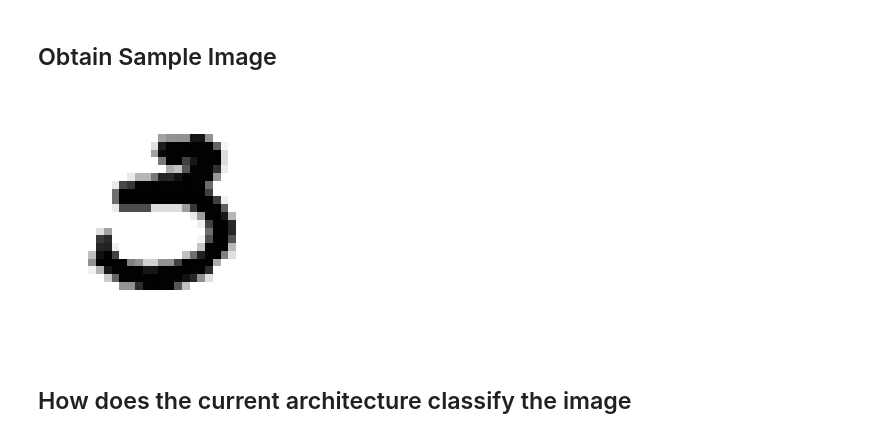
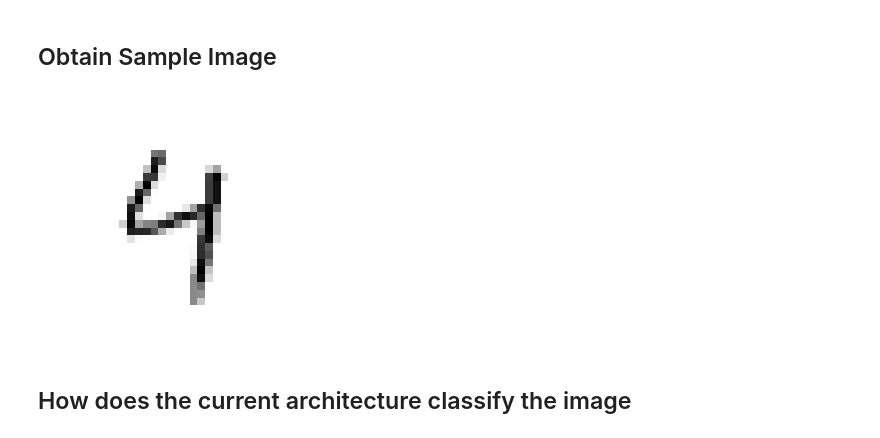
Before and after one commit to JackBurdick/teaching_a_computer_to_fish, a Jupyter notebook: TODO/adversarial_example/adversarial_example.ipynb, the cells around one changed output. Drawn from its saved outputs; the diff is of its cells as text; code cells hidden in the pictures.

```diff
--- a/TODO/adversarial_example/adversarial_example.ipynb
+++ b/TODO/adversarial_example/adversarial_example.ipynb
@@ -373,17 +374,17 @@ test auc: 99.426% acc: 91.967% loss: 0.26584
 # %% [markdown]
 ## Obtain Sample Image
 # %%
-some_idx = 42
+some_idx = 26
 some_image = MNIST.test.images[some_idx]
 some_label_enc = MNIST.test.labels[some_idx]
 some_label_dec = np.argmax(some_label_enc)
 some_digit_image = some_image.reshape(28, 28)
 plt.imshow(some_digit_image, cmap = matplotlib.cm.binary,
            interpolation="nearest")
 plt.axis("off")
 plt.show()
 # %% [output]
-[figure, old version]
+[figure, new version]
 # %% [markdown]
 ## How does the current architecture classify the image
 # %%
```
Also changed, not shown: parts of 9 cells of this notebook.
